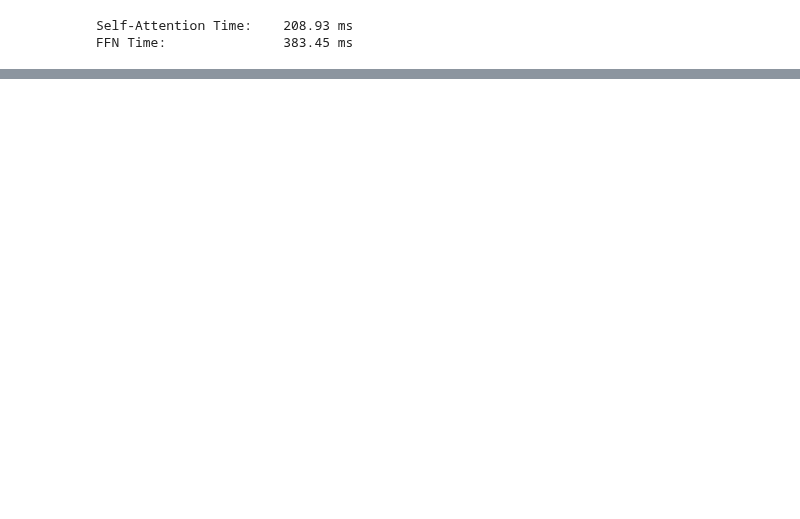
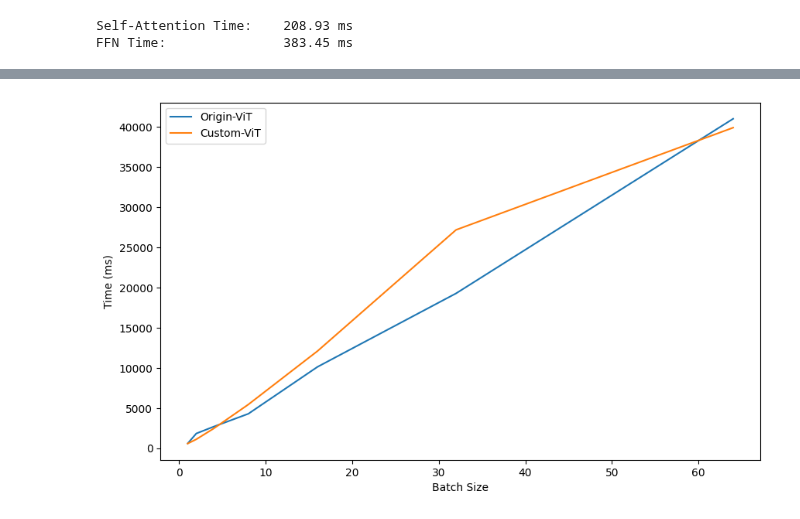
Before and after one commit to hun9008/AI_TeamProject_24FW-, a Jupyter notebook: inference_time.ipynb, the cells around one changed output, grey strips where cells are left out. Saved outputs shown, nothing was run; the diff lists cells and outputs as text; code cells hidden in the pictures; blank space fills up the shorter version.

```diff
--- a/inference_time.ipynb
+++ b/inference_time.ipynb
@@ -130,0 +136,12 @@ plt.show()
+# %%
+origin_total_time = []
+
+for bs in batch_size:
+  input_tensor = torch.randn(bs, 3, 224, 224).to(device)
+  start_time = time.time()
+  with torch.no_grad():
+    _ = model(input_tensor)
+  end_time = time.time()
+  print(f"Batch Size: {bs}")
+  print(f"PyTorch Time: \t\t{(end_time - start_time) * 1000:.2f} ms")
+  origin_total_time.append((end_time - start_time) * 1000)
@@ -130,0 +163,10 @@ plt.show()
+# %%
+plt.figure(figsize=(10, 6))
+plt.plot(batch_size, origin_total_time)
+plt.plot(batch_size, custom_total_time)
+plt.legend(["Origin-ViT", "Custom-ViT"])
+plt.xlabel("Batch Size")
+plt.ylabel("Time (ms)")
+plt.show()
+# %% [output]
+[figure, added]
```
Also changed, not shown: parts of 4 cells of this notebook.
